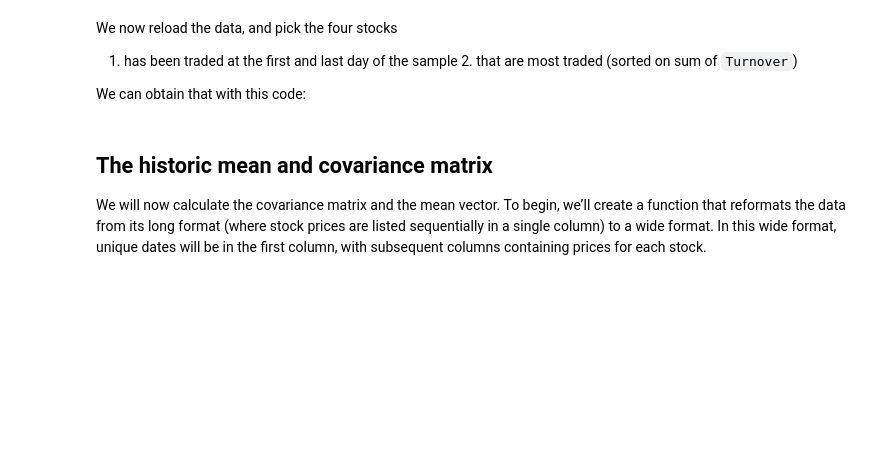
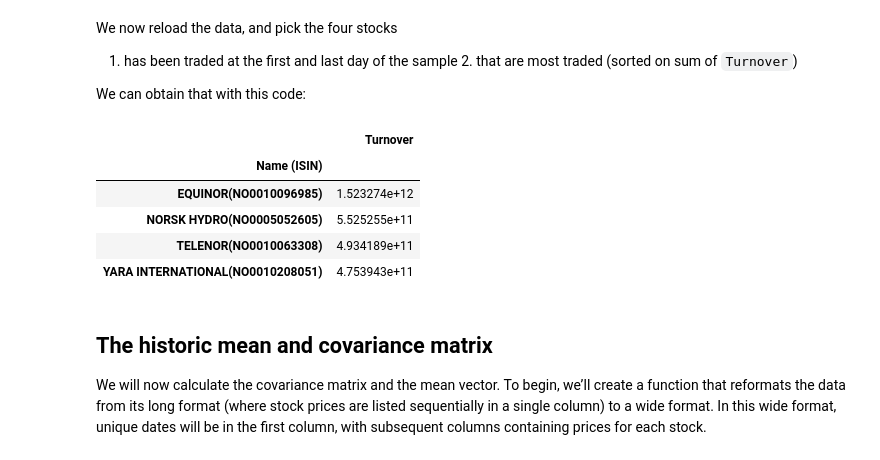
Before and after one commit to uit-sok-3011-h24/uit-sok-3011-h24.github.io, a Jupyter notebook: finans/3-lecture_optport.ipynb, the cells around one changed output. Drawn from its saved outputs; the diff is of its cells as text; code cells hidden in the pictures; blank space fills up the shorter version.

```diff
--- a/finans/3-lecture_optport.ipynb
+++ b/finans/3-lecture_optport.ipynb
@@ -501,27 +497,34 @@ We can obtain that with this code:
 # %%
 import numpy as np
 import pandas as pd
 
 df = pd.read_pickle('output/stocks.df')
 # Defining annual risk free rate.
 rf = df['NOWA_DayLnrate'].mean()*7
 
 isin_with_first_date = df[df['Date'] == df['Date'].min()]['ISIN'].unique()
 isin_with_last_date = df[df['Date'] == df['Date'].max()]['ISIN'].unique()
 valid_isins = set(isin_with_first_date).intersection(isin_with_last_date)
-df[df['ISIN'].isin(valid_isins)]
+df = df[df['ISIN'].isin(valid_isins)]
 
-df['Name (ISIN)'] =df['Name'].str.upper() + '(' + df['ISIN'] + ')'
+df['Name (ISIN)'] =df['Name'].str.upper().str.strip() + '(' + df['ISIN'] + ')'
 
 # keeping only the most traded shares
 res = (
         df.groupby(['Name (ISIN)'])
         .agg({'Turnover': 'sum'})
         .sort_values(by='Turnover', ascending=False)
 )
 df = df.merge(res.head(4), on=['Name (ISIN)'],
                                 how='inner')
 res.head(4)
+# %% [output]
+|  | Turnover |
+| Name (ISIN) |  |
+| EQUINOR(NO0010096985) | 1.523274e+12 |
+| NORSK HYDRO(NO0005052605) | 5.525255e+11 |
+| TELENOR(NO0010063308) | 4.934189e+11 |
+| YARA INTERNATIONAL(NO0010208051) | 4.753943e+11 |
 # %% [markdown]
 ## The historic mean and covariance matrix
 
```
Also changed, not shown: parts of 29 cells of this notebook, 16 other files.
